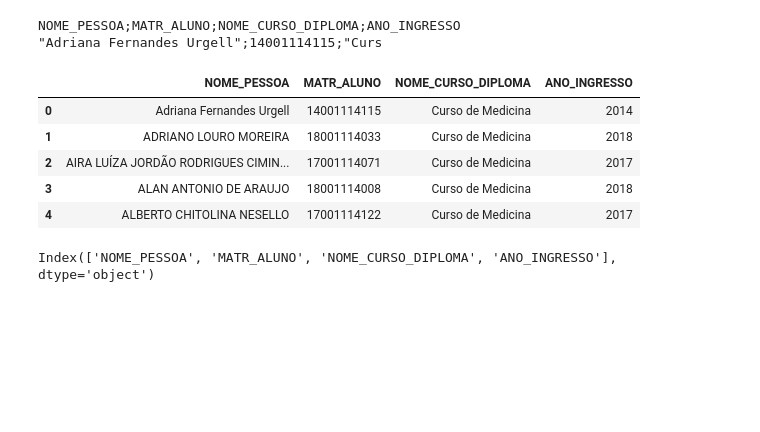
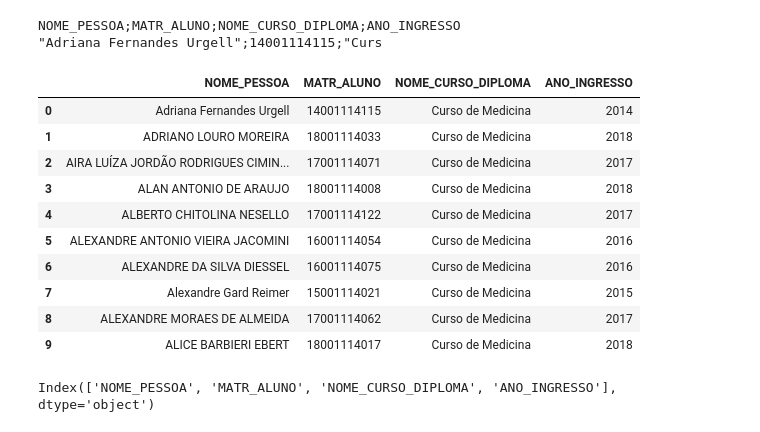
Before and after one commit to fnbalves/curso_machine_learning, a Jupyter notebook: Aprendendo python - parte 1.ipynb, the cells around one changed output. Saved outputs shown, nothing was run; the diff lists cells and outputs as text; code cells hidden in the pictures; blank space fills up the shorter version.

```diff
--- a/Aprendendo python - parte 1.ipynb
+++ b/Aprendendo python - parte 1.ipynb
@@ -372,14 +424,19 @@ print(raw[:100])
 #Carregando como um arquivo CSV
 raw_df = pd.read_csv('datasets/matriculas.csv', sep=';', header=0)
 # %%
-raw_df.head()
+raw_df.head(10)
 # %% [output]
 |  | NOME_PESSOA | MATR_ALUNO | NOME_CURSO_DIPLOMA | ANO_INGRESSO |
 | 0 | Adriana Fernandes Urgell | 14001114115 | Curso de Medicina | 2014 |
 | 1 | ADRIANO LOURO MOREIRA | 18001114033 | Curso de Medicina | 2018 |
 | 2 | AIRA LUÍZA JORDÃO RODRIGUES CIMIN... | 17001114071 | Curso de Medicina | 2017 |
 | 3 | ALAN ANTONIO DE ARAUJO | 18001114008 | Curso de Medicina | 2018 |
 | 4 | ALBERTO CHITOLINA NESELLO | 17001114122 | Curso de Medicina | 2017 |
+| 5 | ALEXANDRE ANTONIO VIEIRA JACOMINI | 16001114054 | Curso de Medicina | 2016 |
+| 6 | ALEXANDRE DA SILVA DIESSEL | 16001114075 | Curso de Medicina | 2016 |
+| 7 | Alexandre Gard Reimer | 15001114021 | Curso de Medicina | 2015 |
+| 8 | ALEXANDRE MORAES DE ALMEIDA | 17001114062 | Curso de Medicina | 2017 |
+| 9 | ALICE BARBIERI EBERT | 18001114017 | Curso de Medicina | 2018 |
 # %%
 #Verificando as colunas
 raw_df.columns
```
Also changed, not shown: parts of 40 cells of this notebook, 1 other file.
